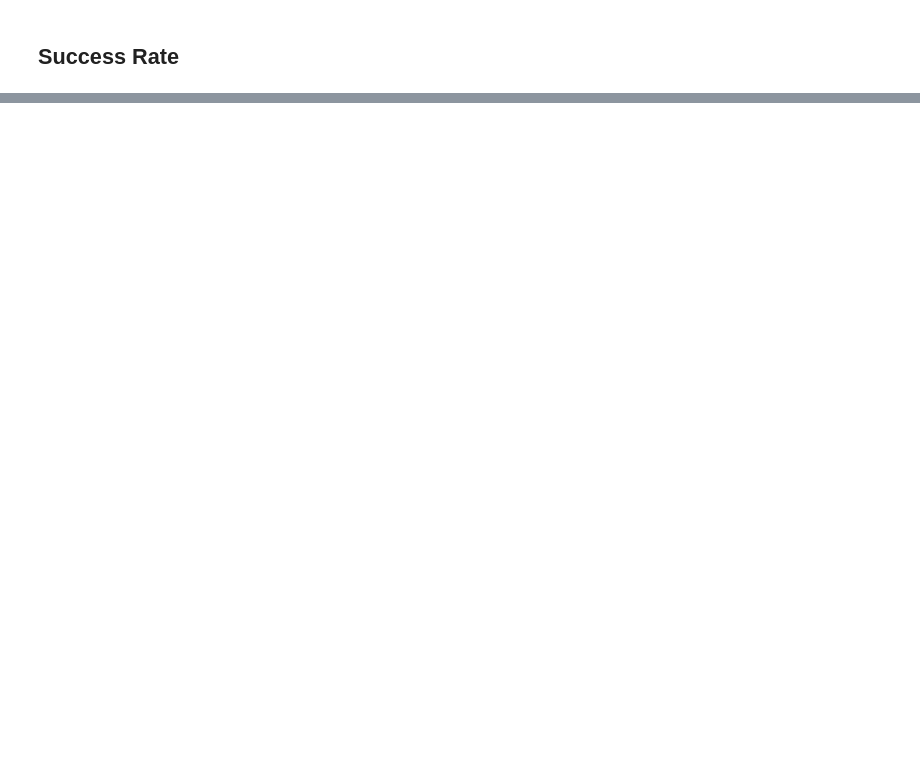
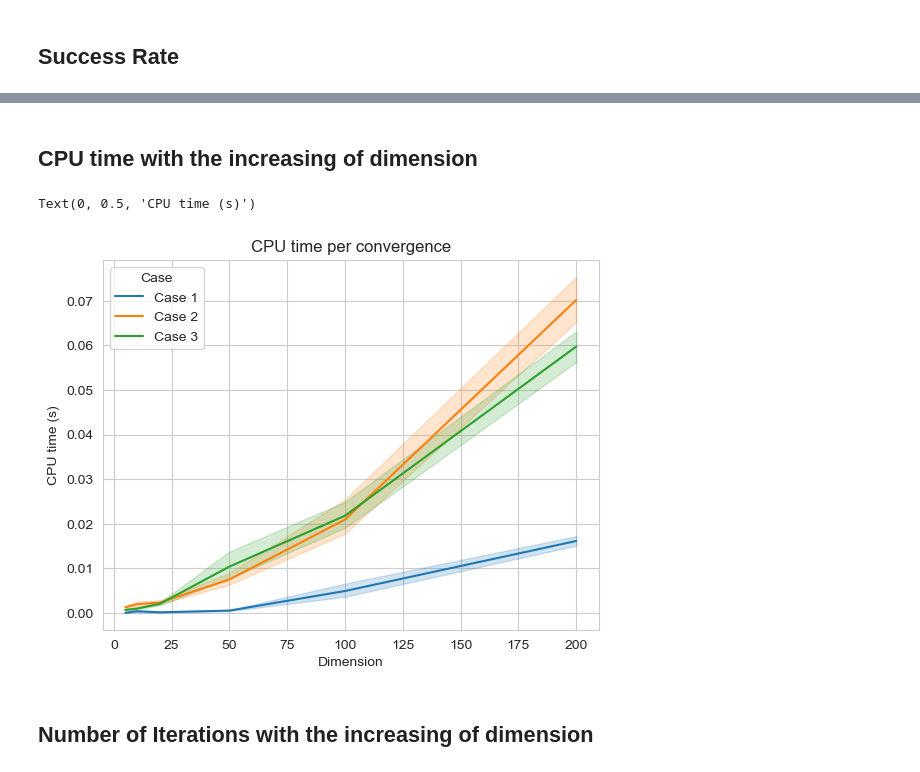
Before and after one commit to spicadust/NO-handins, a Jupyter notebook: NO-handin6/evaluation.ipynb, the cells around one changed output, grey strips where cells are left out. Saved outputs shown, nothing was run; the diff lists cells and outputs as text; code cells hidden in the pictures; blank space fills up the shorter version.

Commit message:
add cputime and number of iterations with increasing dimensions

```diff
--- a/NO-handin6/evaluation.ipynb
+++ b/NO-handin6/evaluation.ipynb
@@ -194,0 +192,48 @@ plt.show()
+# %% [markdown]
+## CPU time with the increasing of dimension
+# %%
+dimensions = [5, 10, 20, 50, 100, 200]
+
+times = []
+dims = []
+cases = []
+
+times_1 = []
+for dim in tqdm(dimensions):
+    inputs = generate_pos_qbr([dim], 100, True)
+    _, c1_time_results = generate_timed_results(inputs, 1e-6)
+    # times_1.append(c1_time_results)
+    dims += [dim] * len(c1_time_results)
+    cases += ['Case 1'] * len(c1_time_results)
+    times += c1_time_results
+
+times_2 = []
+for dim in tqdm(dimensions):
+    inputs = generate_pos_qbr([dim], 100, False)
+    _, c2_time_results = generate_timed_results(inputs, 1e-6)
+    # times_2.append(np.mean(np.array(c2_time_results)))
+    dims += [dim] * len(c2_time_results)
+    cases += ['Case 2'] * len(c2_time_results)
+    times += c2_time_results
+
+times_3 = []
+for dim in tqdm(dimensions):
+    inputs = generate_neg_qbr([dim], 100)
+    _, c3_time_results = generate_timed_results(inputs, 1e-6)
+    # times_3.append(np.mean(np.array(c3_time_results)))
+    dims += [dim] * len(c3_time_results)
+    cases += ['Case 3'] * len(c3_time_results)
+    times += c3_time_results
+
+data_times = pd.DataFrame({'Dimension': dims, 'Case': cases, 'Time': times})
+# %%
+sns.set_style('whitegrid')
+sns.lineplot(data=data_times, x='Dimension', y='Time', hue='Case')
+plt.title('CPU time per convergence')
+plt.xlabel('Dimension')
+plt.ylabel('CPU time (s)')
+# %% [output]
+Text(0, 0.5, 'CPU time (s)')
+[figure, added]
+# %% [markdown]
+## Number of Iterations with the increasing of dimension
```
Also changed, not shown: parts of 8 cells of this notebook.
